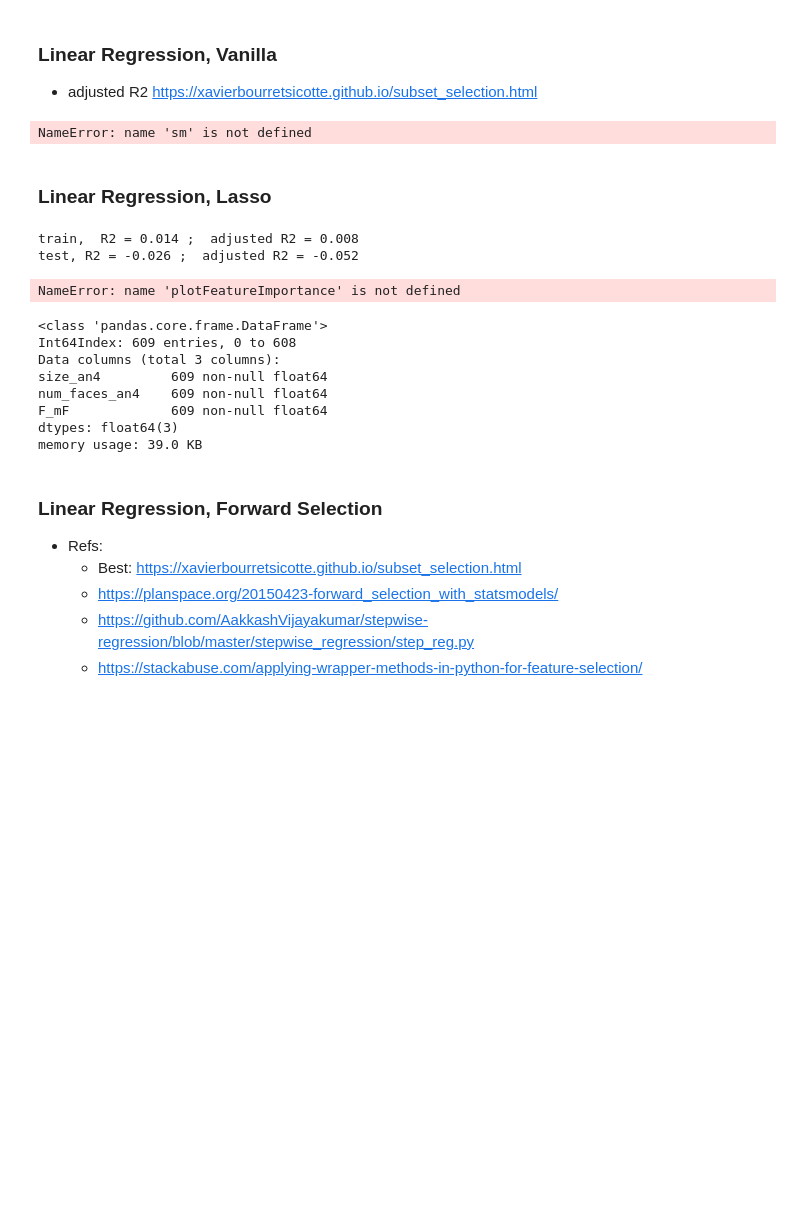
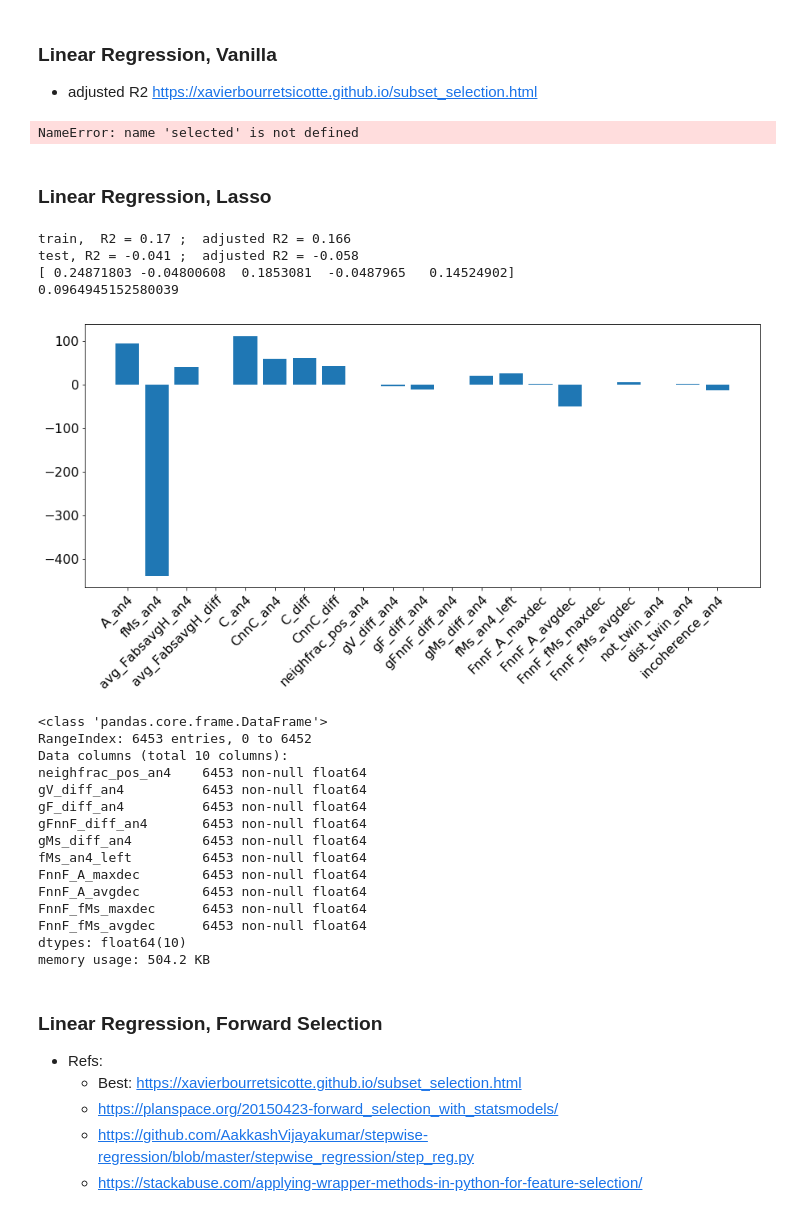
Before and after one commit to xiaotingz/Matlab, a Jupyter notebook: Grain Tracking/RegressionModels.ipynb, the cells around one changed output. Drawn from its saved outputs; the diff is of its cells as text; code cells hidden in the pictures; blank space fills up the shorter version.

```diff
--- a/Grain Tracking/RegressionModels.ipynb
+++ b/Grain Tracking/RegressionModels.ipynb
@@ -227,8 +212,8 @@ memory usage: 650.9 KB
 ### Linear Regression, Vanilla
 - adjusted R2 https://xavierbourretsicotte.github.io/subset_selection.html
 # %%
-# import statsmodels.api as sm
-# from sklearn.metrics import r2_score
+import statsmodels.api as sm
+from sklearn.metrics import r2_score
 
 # # ----- normalization -----
 # data =  data / data.max(axis=0) * 10
@@ -239,10 +224,10 @@ memory usage: 650.9 KB
 # X_train, X_test, y_train, y_test = train_test_split(X, y, test_size=0.2, random_state=0)
 
 # ----- fit model -----
-# X_train = sm.add_constant(X_train) # adding a constant
-# X_test = sm.add_constant(X_test)
-# X = sm.add_constant(X)
-# model = sm.OLS(y_train, X_train).fit()
+X_train = sm.add_constant(X_train) # adding a constant
+X_test = sm.add_constant(X_test)
+X = sm.add_constant(X)
+model = sm.OLS(y_train, X_train).fit()
 X_train_selected = sm.add_constant(X_train[selected])
 X_test_selected = sm.add_constant(X_test[selected])
 model = sm.OLS(y_train, X_train_selected).fit()
@@ -258,11 +243,12 @@ print r2_adjusted_test
 
 model.summary()
 # %% [output]
-NameError: name 'sm' is not defined
+NameError: name 'selected' is not defined
 # %% [markdown]
 ### Linear Regression, Lasso
 # %%
 from sklearn.linear_model import Lasso
+from sklearn.model_selection import cross_val_score
 
 # y = energy_grad.iloc[:, 0]
 # X = energy_grad.iloc[:, 1:]
@@ -278,12 +264,11 @@ from sklearn.linear_model import Lasso
 # print lasso.score(X, y)
 
 # ----- forward selected features, train & test -----
-# y = data['A_diff']
-# X = data.drop(['A_diff', 'fMs_diff'], axis=1)
-y = data['size_diff']
-X = data.drop(['size_diff'], axis=1)
+y = data['A_diff']
+X = data.drop(['A_diff', 'fMs_diff'], axis=1)
+# X = data.iloc[:, [1,19]]
 X = X / X.max(axis=0) *10
-X_train, X_test, y_train, y_test = train_test_split(X, y, test_size=0.2, random_state=2)
+X_train, X_test, y_train, y_test = train_test_split(X, y, test_size=0.2, random_state=1)
 
 lasso = Lasso(alpha=1)
 lasso.fit(X_train, y_train)
@@ -300,28 +285,44 @@ r2_adjust_test = 1 - (1-r2_test)*((m_test-1)/(m_test-k-1))
 
 print 'train, ', 'R2 =', np.round(r2_train, 3), ';  adjusted R2 =', np.round(r2_adjust_train, 3)
 print 'test,', 'R2 =', np.round(r2_test, 3), ';  adjusted R2 =', np.round(r2_adjust_test, 3)
+
+cross_val_scores = cross_val_score(lasso, X, y, cv=5, scoring = 'r2')
+print cross_val_scores
+print sum(cross_val_scores) / len(cross_val_scores)
 # %% [output]
-train,  R2 = 0.014 ;  adjusted R2 = 0.008
-test, R2 = -0.026 ;  adjusted R2 = -0.052
+train,  R2 = 0.17 ;  adjusted R2 = 0.166
+test, R2 = -0.041 ;  adjusted R2 = -0.058
+[ 0.24871803 -0.04800608  0.1853081  -0.0487965   0.14524902]
+0.0964945152580039
-# %%
-# plotCorrelationMatrixHalf(pd.concat([dfms, X_dfms, geo_topo.C_diff], axis=1), 'dFMs_corr.png')
-
-plotFeatureImportance(lasso.coef_, X.columns, 'A_diff_Lasso')
-np.savetxt('_coefs.txt', lasso.coef_, delimiter=',')
-np.savetxt('_feature_names.txt', X.columns, delimiter=',', fmt='%20s')
-# %% [output]
-NameError: name 'plotFeatureImportance' is not defined
+# %%
+plot_feature_importance(lasso.coef_, X.columns)
+# # # coef_abs = list(np.abs(lasso.coef_))
+# # # idx = coef_abs.index(max(coef_abs))
+# # # idx = 1
+# # # plot_scatter_overlay(lasso.coef_[idx], lasso.intercept_, X_train.iloc[:,idx], y_train, X_test.iloc[:, idx], y_test)
+
+np.savetxt('_DA_LRLR_coefs.txt', lasso.coef_, delimiter=',')
+np.savetxt('_DA_LRLR_feature_names.txt', X.columns, delimiter=',', fmt='%20s')
+# %% [output]
+[figure, added]
 # %%
-X.info()
+energy_grad.info()
 # %% [output]
 <class 'pandas.core.frame.DataFrame'>
-Int64Index: 609 entries, 0 to 608
-Data columns (total 3 columns):
-size_an4         609 non-null float64
-num_faces_an4    609 non-null float64
-F_mF             609 non-null float64
-dtypes: float64(3)
-memory usage: 39.0 KB
+RangeIndex: 6453 entries, 0 to 6452
+Data columns (total 10 columns):
+neighfrac_pos_an4    6453 non-null float64
+gV_diff_an4          6453 non-null float64
+gF_diff_an4          6453 non-null float64
+gFnnF_diff_an4       6453 non-null float64
+gMs_diff_an4         6453 non-null float64
+fMs_an4_left         6453 non-null float64
+FnnF_A_maxdec        6453 non-null float64
+FnnF_A_avgdec        6453 non-null float64
+FnnF_fMs_maxdec      6453 non-null float64
+FnnF_fMs_avgdec      6453 non-null float64
+dtypes: float64(10)
+memory usage: 504.2 KB
 # %% [markdown]
 ### Linear Regression, Forward Selection
 - Refs:
```
Also changed, not shown: parts of 13 cells of this notebook, 24 other files.
